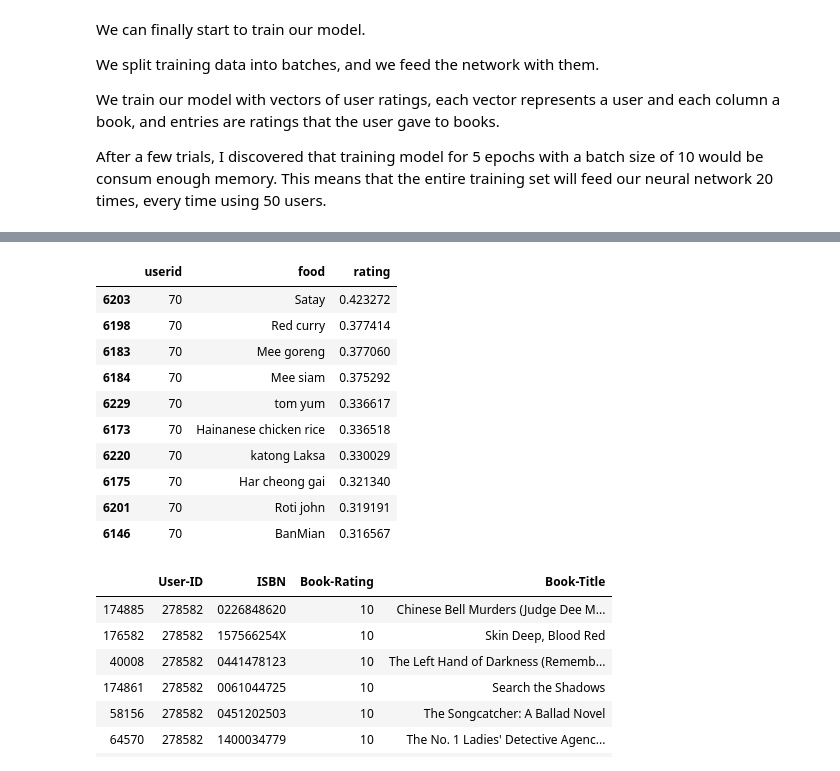
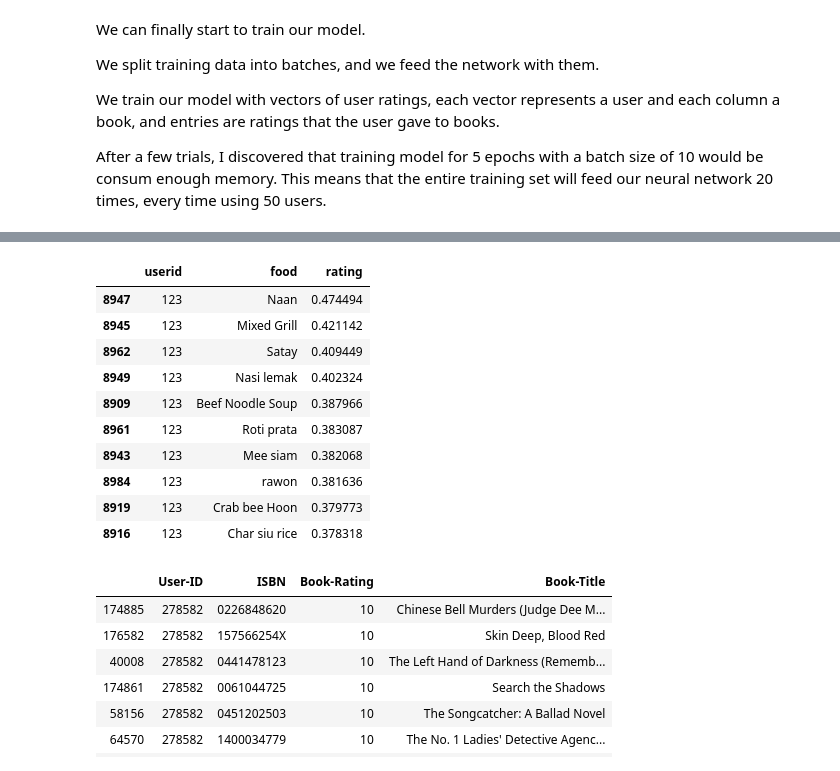
Before and after one commit to zxchen92/FYP, a Jupyter notebook: testML/testfood.ipynb, the cells around one changed output, grey strips where cells are left out. Saved outputs shown, nothing was run; the diff lists cells and outputs as text; code cells hidden in the pictures.

Commit message:
added userid 123 to test accuracy

```diff
--- a/testML/testfood.ipynb
+++ b/testML/testfood.ipynb
@@ -322,17 +323,17 @@ epoch: 100 Loss: 0.11352364346385002
 # %%
-top_ten_ranked.loc[top_ten_ranked['userid'] == 70]
+top_ten_ranked.loc[top_ten_ranked['userid'] == 123]
 # %% [output]
 |  | userid | food | rating |
-| 6203 | 70 | Satay | 0.423272 |
-| 6198 | 70 | Red curry | 0.377414 |
-| 6183 | 70 | Mee goreng | 0.377060 |
-| 6184 | 70 | Mee siam | 0.375292 |
-| 6229 | 70 | tom yum | 0.336617 |
-| 6173 | 70 | Hainanese chicken rice | 0.336518 |
-| 6220 | 70 | katong Laksa | 0.330029 |
-| 6175 | 70 | Har cheong gai | 0.321340 |
-| 6201 | 70 | Roti john | 0.319191 |
-| 6146 | 70 | BanMian | 0.316567 |
+| 8947 | 123 | Naan | 0.474494 |
+| 8945 | 123 | Mixed Grill | 0.421142 |
+| 8962 | 123 | Satay | 0.409449 |
+| 8949 | 123 | Nasi lemak | 0.402324 |
+| 8909 | 123 | Beef Noodle Soup | 0.387966 |
+| 8961 | 123 | Roti prata | 0.383087 |
+| 8943 | 123 | Mee siam | 0.382068 |
+| 8984 | 123 | rawon | 0.381636 |
+| 8919 | 123 | Crab bee Hoon | 0.379773 |
+| 8916 | 123 | Char siu rice | 0.378318 |
 # %%
 book_rating.loc[book_rating['User-ID'] == 278582].sort_values(by=['Book-Rating'], ascending=False)
 # %% [output]
```
Also changed, not shown: parts of 15 cells of this notebook, 2 other files.
